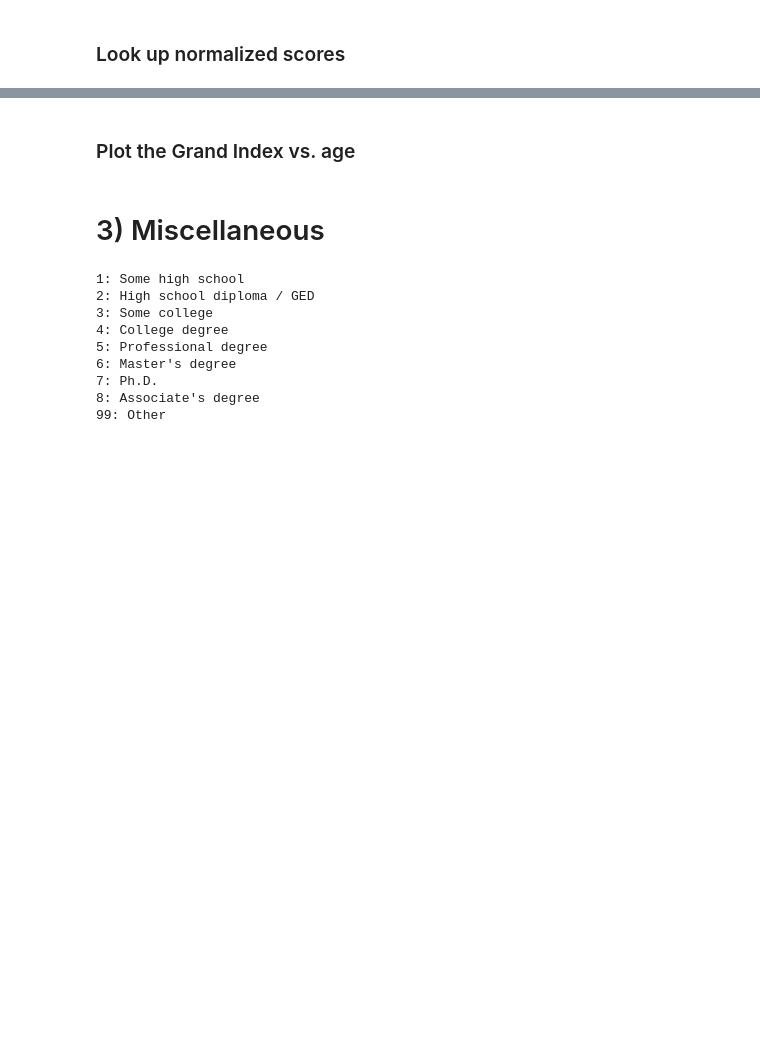
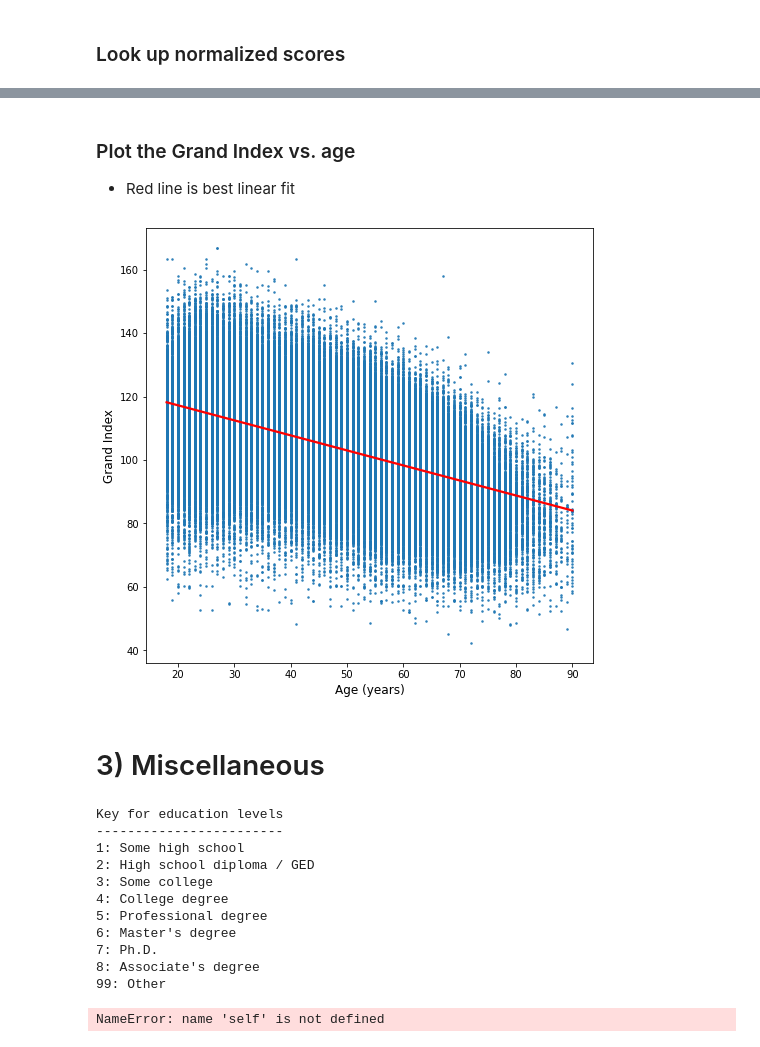
Before and after one commit to pauljaffe/lumos-ncpt-tools, a Jupyter notebook: demo.ipynb, the cells around one changed output, grey strips where cells are left out. Saved outputs shown, nothing was run; the diff lists cells and outputs as text; code cells hidden in the pictures; blank space fills up the shorter version.

```diff
--- a/demo.ipynb
+++ b/demo.ipynb
@@ -169,5 +191,16 @@ Done! Added composite score in column grand_index.
 # %% [markdown]
 ### Plot the Grand Index vs. age
+- Red line is best linear fit
+# %%
+fig, axes = plt.subplots(1, 1, figsize=(8, 8))
+fontsize = 12
+sns.regplot(x='age', y='grand_index', data=GI_df, ax=axes, marker='.',
+            scatter_kws={'s': 10}, line_kws={'color': 'r'})
+axes.set_xlabel('Age (years)', fontsize=fontsize)
+axes.set_ylabel('Grand Index', fontsize=fontsize)
+plt.show()
+# %% [output]
+[figure, added]
 # %% [markdown]
 # 3) Miscellaneous
 # %%
@@ -175,9 +208,14 @@ Done! Added composite score in column grand_index.
 ncpt.get_education_info()
 
 # Filter out users who did not complete the test battery
+filt_df, exclude_df = ncpt.filter_by_completeness()
+print(f'Filtered out {len(exclude_df)} subtests')
 
-# Save the filtered dataset
+# Save the filtered/augmented dataset (now has normed scores)
+ncpt.save_df(save_path)
 # %% [output]
+Key for education levels
+------------------------
 1: Some high school
 2: High school diploma / GED
 3: Some college
@@ -187,3 +225,4 @@ ncpt.get_education_info()
 7: Ph.D.
 8: Associate's degree
 99: Other
+NameError: name 'self' is not defined
```
Also changed, not shown: parts of 4 cells of this notebook, 2 other files.
